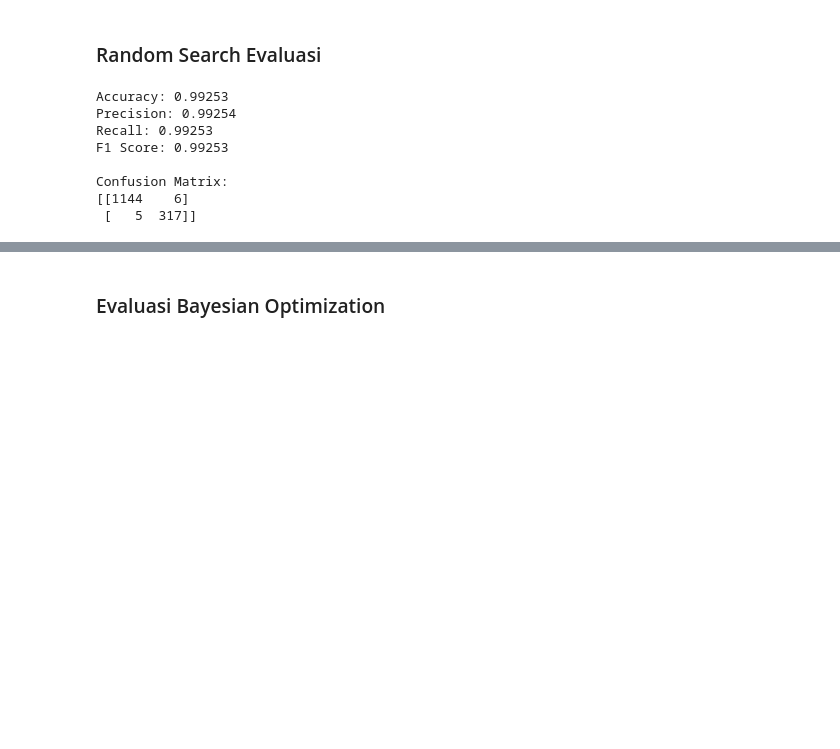
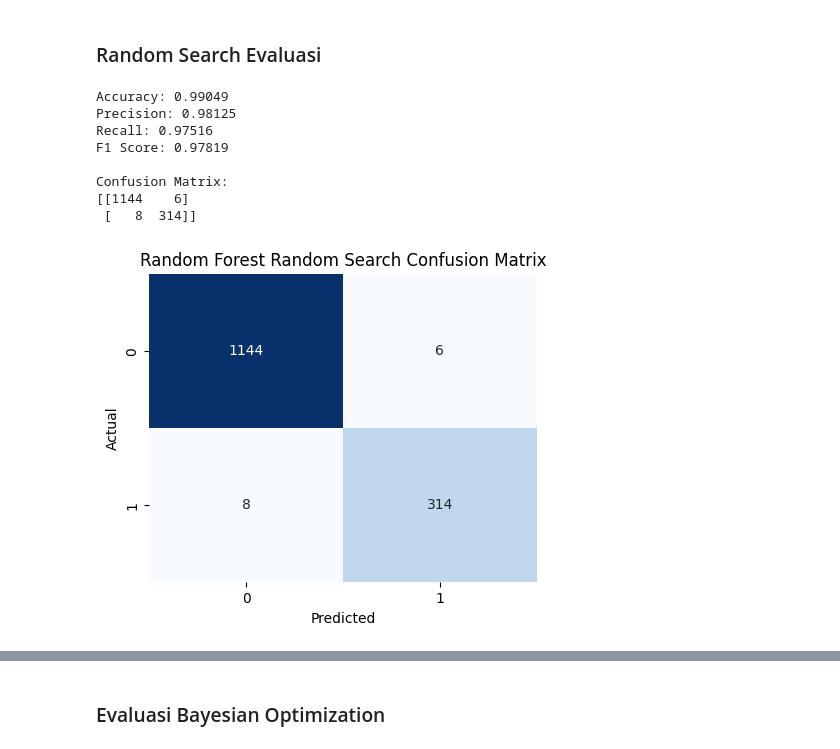
Before and after one commit to Tanzz08/ML-pemula, a Jupyter notebook: submission/[Klasifikasi]_Submission_Akhir_BMLP_Your_Name.ipynb, the cells around one changed output, grey strips where cells are left out. Drawn from its saved outputs; the diff is of its cells as text; code cells hidden in the pictures; blank space fills up the shorter version.

```diff
--- a/submission/[Klasifikasi]_Submission_Akhir_BMLP_Your_Name.ipynb
+++ b/submission/[Klasifikasi]_Submission_Akhir_BMLP_Your_Name.ipynb
@@ -493,29 +573,39 @@ Berikut adalah rekomendasi tahapannya.
 ### Random Search Evaluasi
 # %%
 # Prediksi pada test set menggunakan model terbaik
-y_pred = best_rf_random.predict(X_test)
+y_pred_rf_random = best_rf_random.predict(X_test)
 
 # Menghitung metrik evaluasi
-accuracy = accuracy_score(y_test, y_pred)
-precision = precision_score(y_test, y_pred, average='weighted')
-recall = recall_score(y_test, y_pred, average='weighted')
-f1 = f1_score(y_test, y_pred, average='weighted')
+accuracy = accuracy_score(y_test, y_pred_rf_random)
+precision = precision_score(y_test, y_pred_rf_random)
+recall = recall_score(y_test, y_pred_rf_random)
+f1 = f1_score(y_test, y_pred_rf_random)
+
+cm_rf = confusion_matrix(y_test, y_pred_rf_random)
 
 # Menampilkan hasil evaluasi
 print(f"Accuracy: {accuracy:.5f}")
 print(f"Precision: {precision:.5f}")
 print(f"Recall: {recall:.5f}")
 print(f"F1 Score: {f1:.5f}")
 
 # Menampilkan Confusion Matrix
 print("\nConfusion Matrix:")
-print(confusion_matrix(y_test, y_pred))
+print(confusion_matrix(y_test, y_pred_rf_random))
+
+plt.figure(figsize=(5, 4))
+sns.heatmap(cm_rf, annot=True, fmt='d', cmap='Blues', cbar=False)
+plt.title('Random Forest Random Search Confusion Matrix')
+plt.xlabel('Predicted')
+plt.ylabel('Actual')
+plt.show()
 # %% [output]
-Accuracy: 0.99253
-Precision: 0.99254
-Recall: 0.99253
-F1 Score: 0.99253
+Accuracy: 0.99049
+Precision: 0.98125
+Recall: 0.97516
+F1 Score: 0.97819
 
 Confusion Matrix:
 [[1144    6]
- [   5  317]]
+ [   8  314]]
+[figure, added]
```
Also changed, not shown: parts of 16 cells of this notebook.
